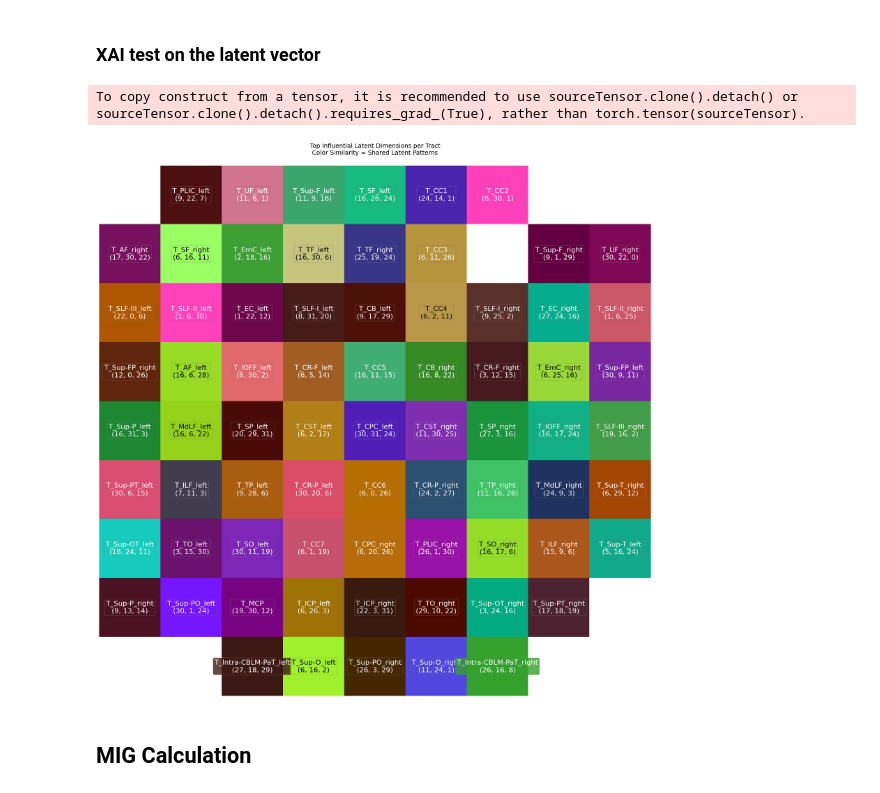
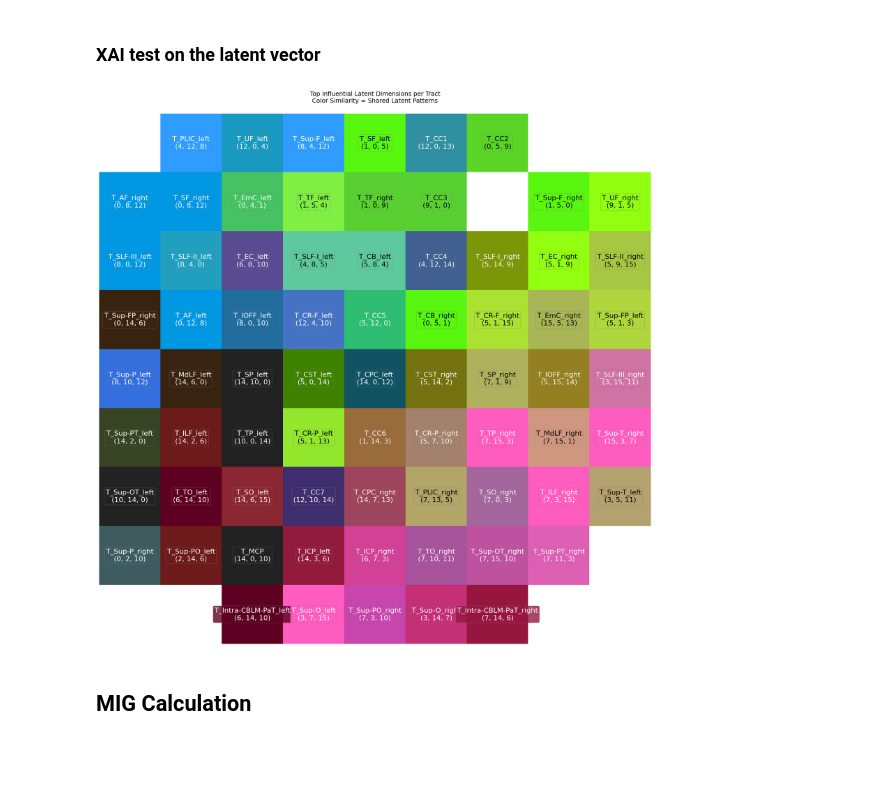
Before and after one commit to SAint7579/DTI_2D_representation, a Jupyter notebook: Autoencoder_DTI_AuxClassifier.ipynb, the cells around one changed output. Saved outputs shown, nothing was run; the diff lists cells and outputs as text; code cells hidden in the pictures; blank space fills up the shorter version.

```diff
--- a/Autoencoder_DTI_AuxClassifier.ipynb
+++ b/Autoencoder_DTI_AuxClassifier.ipynb
@@ -400,6 +562,6 @@ You are using `torch.load` with `weights_only=False` (the current default value)
 # %%
 ## Get the prediction on Y_test
-x_recon, y_pred, mu, logvar = model(torch.tensor(X_test, dtype=torch.float32).to(device))
+x_recon, y_pred, mu, logvar, fm_feats = model(torch.tensor(X_test, dtype=torch.float32).to(device))
 
 ## Make a color plot of x_recon and X_test for 5 samples
 fig, ax = plt.subplots(5, 2, figsize=(10, 20))
@@ -430,9 +639,11 @@ recon_loss['Reconstruction Loss'].mean()
 ## Checking the Latent Space
 # %%
 ## Get a latent encoding of the test data
-_, _, mu, logvar = model(torch.tensor(X_test, dtype=torch.float32).to(device))
+_, _, mu, logvar, fm_feats = model(torch.tensor(X_test, dtype=torch.float32).to(device))
 ## Get reparepresentation of the test data
 mu = mu.cpu().detach().numpy()
+fm_feats = fm_feats.cpu().detach().numpy()
+mu = np.concatenate([mu, fm_feats], axis=1)
 
 ## Plot z with UMAP clustering
 reducer = umap.UMAP()
@@ -463,11 +673,9 @@ from sklearn.decomposition import PCA
 ## Encode the entire X_test
 model.eval()
 with torch.no_grad():
-    x_recon, y_pred, mu, logvar = model(torch.tensor(X_test, dtype=torch.float32).to(device))
+    x_recon, y_pred, mu, logvar, fm_feats = model(torch.tensor(X_test, dtype=torch.float32).to(device))
     ## Get the encoder's z
     z = model.reparameterize(mu, logvar)
-# %% [output]
-To copy construct from a tensor, it is recommended to use sourceTensor.clone().detach() or sourceTensor.clone().detach().requires_grad_(True), rather than torch.tensor(sourceTensor).
 # %%
 ## Making explanability class
 class Exp_Model:
@@ -487,6 +695,8 @@ class Exp_Model:
         if not torch.is_tensor(embedding):
             embedding = torch.tensor(embedding, dtype=torch.float32).to(self.device)
 
+        ## Change embedding to 2x2x8
+        embedding = embedding.view(embedding.size(0), 4, 2, 2)
         output = model.decode(embedding)
 
         ## In dti representation, find the index of the tract name
@@ -522,22 +732,29 @@ top_vectors = {}
 tract_list = list(set(dti_representation.reshape(-1)) - {''})
 
 # First pass: Compute all SHAP values
-for tract in tract_list:
-    explanability_model = Exp_Model(model, tract)
+for tract in tqdm(tract_list):
+    if tract != 'Random':
+        explanability_model = Exp_Model(model, tract)
 
-    # Create explainer with proper background
-    explainer = shap.Explainer(
-        explanability_model.predict,
-        background,
-        algorithm='auto'
-    )
+        # Create explainer with proper background
+        explainer = shap.Explainer(
+            explanability_model.predict,
+            background,
+            algorithm='auto'
+        )
 
-    # Compute SHAP values
-    shap_values = explainer(z.cpu().detach().numpy())
+        # Compute SHAP values
+        shap_values = explainer(z.cpu().detach().numpy())
 
-    # Store top 3 vectors (using absolute values for magnitude)
-    mean_vals = np.abs(shap_values.values).mean(axis=0)
-    top_vectors[tract] = mean_vals.argsort()[-3:][::-1]
+        # Store top 3 vectors (using absolute values for magnitude)
+        mean_vals = np.abs(shap_values.values).mean(axis=0)
+        top_vectors[tract] = mean_vals.argsort()[-3:][::-1]
+
+        # ## Save shap summary plot C:\Users\vishw\OneDrive\Desktop\Projects\cBRAIN_modality_testing\Dataset\Autoencoder_SHAP_Plots with {tract}.png
+        # plt.figure(figsize=(10, 10))
+        # shap.summary_plot(shap_values, z.cpu().detach().numpy(), feature_names=[i for i in range(z.shape[1])], show=False)
+        # plt.savefig(f'../Dataset/Autoencoder_SHAP_Plots/{tract}.png')
+        # plt.close()
 
 # =============================================
 # Enhanced Visualization with Color Coding
@@ -559,7 +776,7 @@ cell_colors = np.ones((*dti_representation.shape, 3))  # White background
 for i in range(dti_representation.shape[0]):
     for j in range(dti_representation.shape[1]):
         tract = dti_representation[i,j]
-        if tract != '':
+        if tract != '' and tract != 'Random':
             # Format text with top vectors
             vectors = ', '.join(map(str, top_vectors[tract]))
             cell_text[i,j] = f"{tract}\n({vectors})"
@@ -578,34 +795,34 @@ ax.imshow(cell_colors, interpolation='nearest', aspect='auto')
 for (i,j), val in np.ndenumerate(cell_text):
     if val is not None:
         # Calculate background brightness
         bg_brightness = 0.299 * cell_colors[i,j,0] + 0.587 * cell_colors[i,j,1] + 0.114 * cell_colors[i,j,2]
         text_color = 'black' if bg_brightness > 0.6 else 'white'
 
         ax.text(j, i, val,
                ha='center', va='center',
                fontsize=16,
                color=text_color,
                bbox=dict(
                    boxstyle='round,pad=0.2',
                    facecolor=cell_colors[i,j],
                    edgecolor='grey',
                    linewidth=0.5,
                    alpha=0.8
                ))
 
 # Grid formatting
 ax.set_xticks(np.arange(-.5, dti_representation.shape[1], 1), minor=True)
 ax.set_yticks(np.arange(-.5, dti_representation.shape[0], 1), minor=True)
 ax.grid(which='minor', color='white', linestyle='-', linewidth=1)
 ax.tick_params(which='both', length=0)
 ## Remove axis
 plt.axis('off')
 
 plt.title("Top Influential Latent Dimensions per Tract\nColor Similarity = Shared Latent Patterns", pad=25, fontsize=14)
 plt.tight_layout()
 plt.show()
 # %% [output]
-[figure, old version]
+[figure, new version]
 # %% [markdown]
 ## MIG Calculation
 # %%
```
Also changed, not shown: parts of 24 cells of this notebook, 5 other files.
